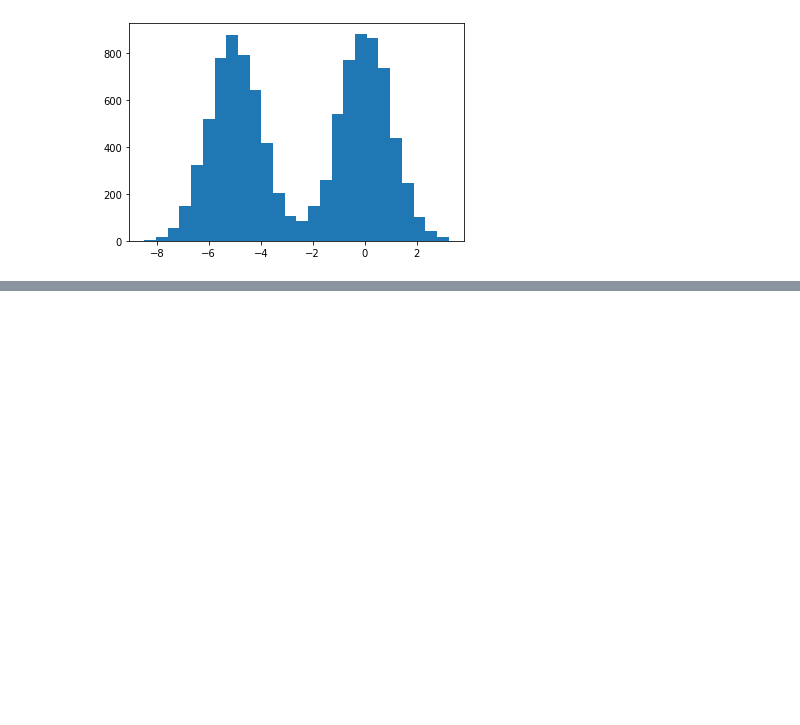
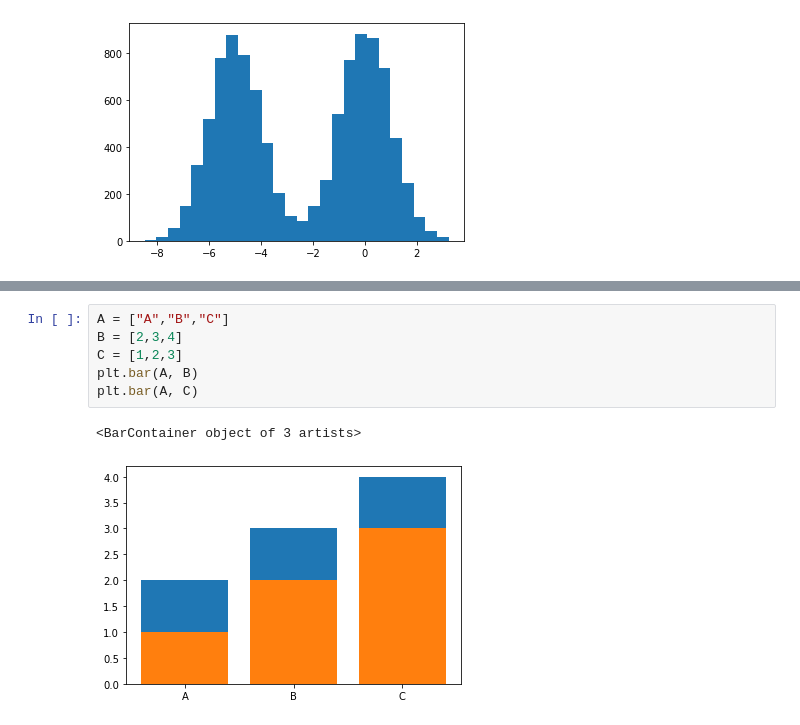
Before and after one commit to KTH-IL2232/HMM_Anomaly_Detection_Python, a Jupyter notebook: HMM-Gaussian-Generated/HMM-Gaussian-Generated.ipynb, the cells around one changed output, grey strips where cells are left out. Drawn from its saved outputs; the diff is of its cells as text; blank space fills up the shorter version.

```diff
--- a/HMM-Gaussian-Generated/HMM-Gaussian-Generated.ipynb
+++ b/HMM-Gaussian-Generated/HMM-Gaussian-Generated.ipynb
@@ -149,0 +224,9 @@ plt.show
+# %%
+A = ["A","B","C"]
+B = [2,3,4]
+C = [1,2,3]
+plt.bar(A, B)
+plt.bar(A, C)
+# %% [output]
+<BarContainer object of 3 artists>
+[figure, added]
```
Also changed, not shown: parts of 10 cells of this notebook, 14 other files.
